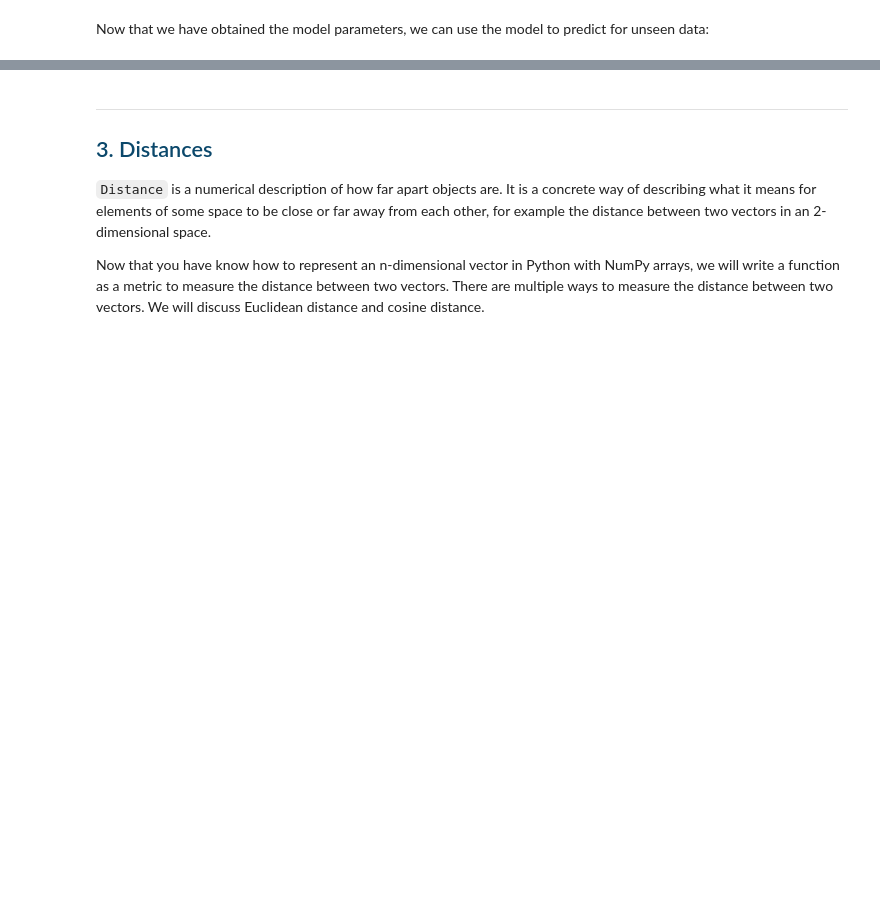
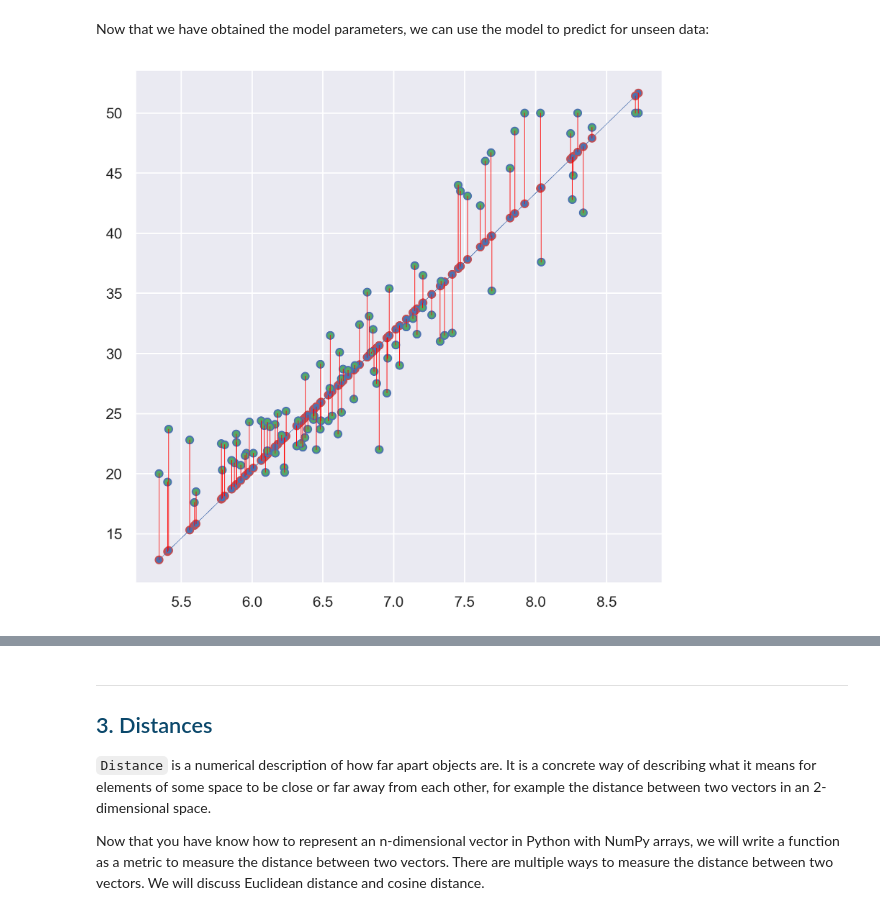
Before and after one commit to tulip-lab/flip00, a Jupyter notebook: F0B-03-Supervised.ipynb, the cells around one changed output, grey strips where cells are left out. Cells and saved outputs as stored; diff of their text form; code cells hidden in the pictures; blank space fills up the shorter version.

```diff
--- a/F0B-03-Supervised.ipynb
+++ b/F0B-03-Supervised.ipynb
@@ -454,26 +657,28 @@ yhat_test = lr.predict(test_X)
 # %%
 fig,ax = plt.subplots(figsize=(7,7),dpi=300)
 
 # plot the predicted points along the prediction line
 scales = 30*np.ones(len(test_X))
 ax.scatter(test_X,yhat_test,s=scales,color='b',edgecolor='r')
 ax.plot(test_X,yhat_test,color='b',linewidth=.2)
 
 # plot the true values
 scales = 30*np.ones(len(test_X))
 ax.scatter(test_X,test_Y,s=scales,color='g',edgecolor='b')
 
 # plot the residual line
 tmp = np.reshape(test_X,[1,len(test_X)])[0]
 tmp_x = []
 tmp_y = []
-for i in xrange(len(test_X)):
+for i in range(len(test_X)):
     tmp_x = np.append(tmp_x,tmp[i])
     tmp_y = np.append(tmp_y,yhat_test[i])
     tmp_x = np.append(tmp_x,tmp[i])
     tmp_y = np.append(tmp_y,test_Y[i])
     ax.plot(tmp_x,tmp_y,color='red',linewidth=0.5)
     tmp_x = []
     tmp_y = []
+# %% [output]
+[figure, added]
 # %%
 data.head()
```
Also changed, not shown: parts of 90 cells of this notebook, 7 other files.
